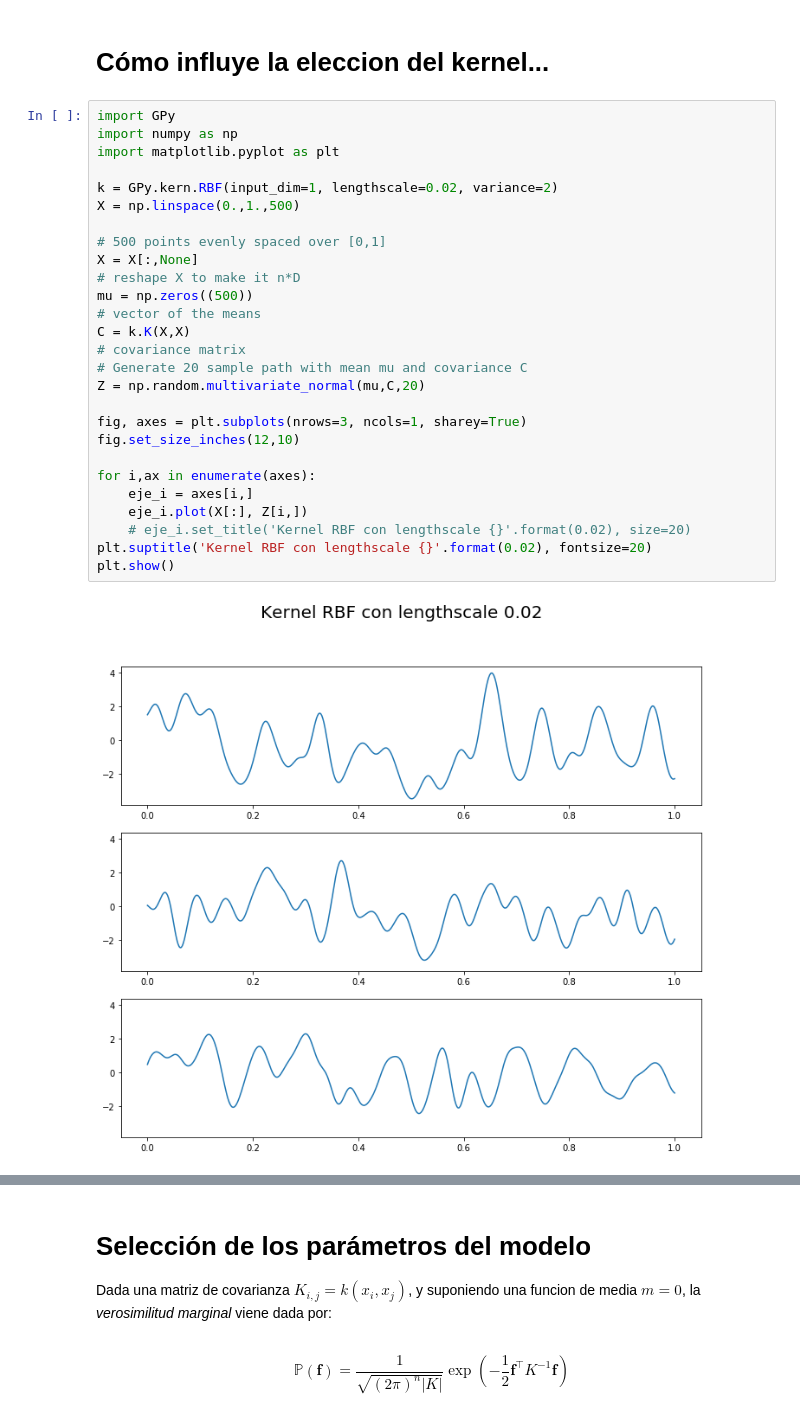
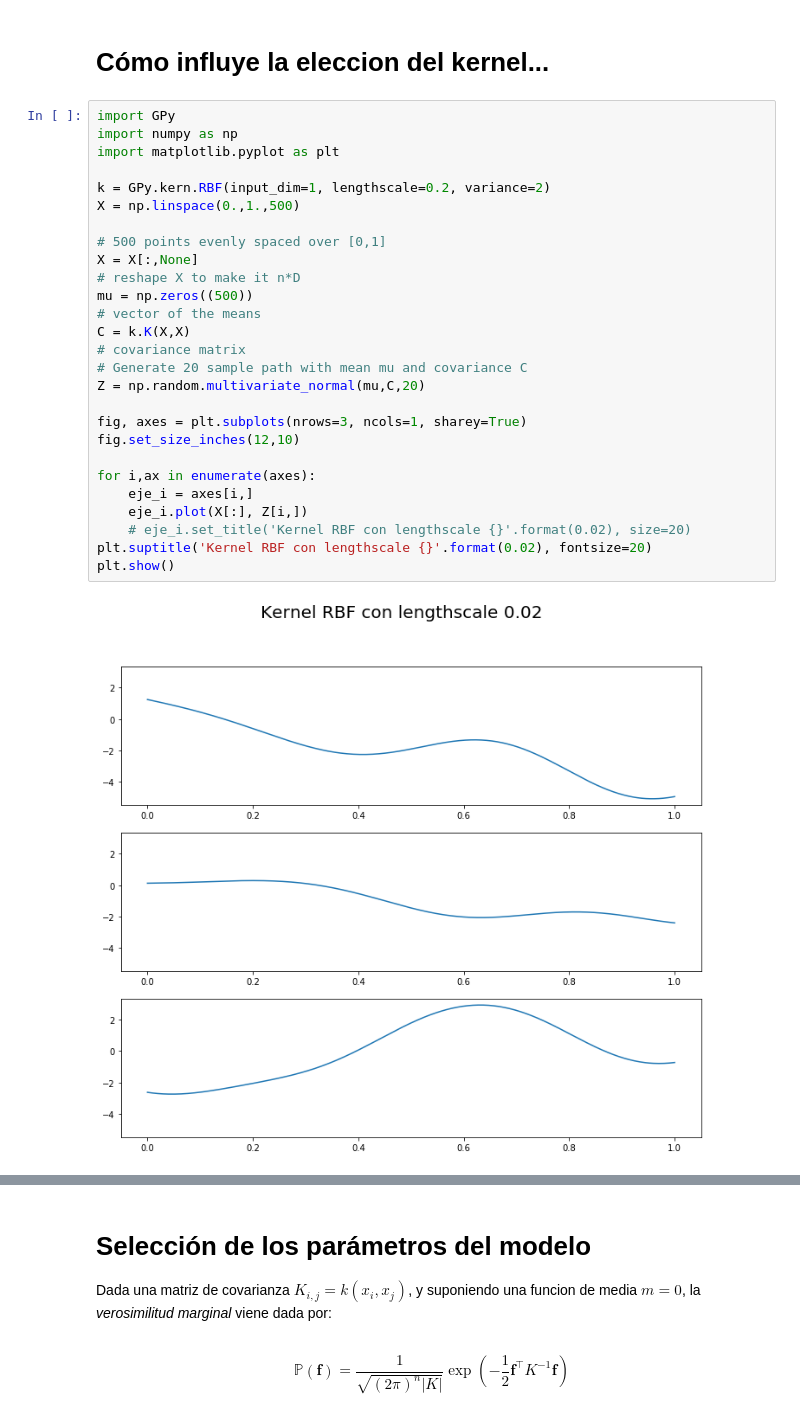
Before and after one commit to jpmerlet/gp_spc, a Jupyter notebook: code_git/presentacion_resultados.ipynb, the cells around one changed output, grey strips where cells are left out. Cells and saved outputs as stored; diff of their text form.

Commit message:
modificacion de visualizacion y debugueo del codigo

```diff
--- a/code_git/presentacion_resultados.ipynb
+++ b/code_git/presentacion_resultados.ipynb
@@ -67,30 +67,30 @@ $$
 # %%
 import GPy
 import numpy as np
 import matplotlib.pyplot as plt
 
-k = GPy.kern.RBF(input_dim=1, lengthscale=0.02, variance=2)
+k = GPy.kern.RBF(input_dim=1, lengthscale=0.2, variance=2)
 X = np.linspace(0.,1.,500)
 
 # 500 points evenly spaced over [0,1]
 X = X[:,None]
 # reshape X to make it n*D
 mu = np.zeros((500))
 # vector of the means
 C = k.K(X,X)
 # covariance matrix
 # Generate 20 sample path with mean mu and covariance C
 Z = np.random.multivariate_normal(mu,C,20)
 
 fig, axes = plt.subplots(nrows=3, ncols=1, sharey=True)
 fig.set_size_inches(12,10)
 
 for i,ax in enumerate(axes):
     eje_i = axes[i,]
     eje_i.plot(X[:], Z[i,])
     # eje_i.set_title('Kernel RBF con lengthscale {}'.format(0.02), size=20)
 plt.suptitle('Kernel RBF con lengthscale {}'.format(0.02), fontsize=20)
 plt.show()
 # %% [output]
-[figure, old version]
+[figure, new version]
 # %%
```
Also changed, not shown: parts of 2 cells of this notebook, 5 other files.
